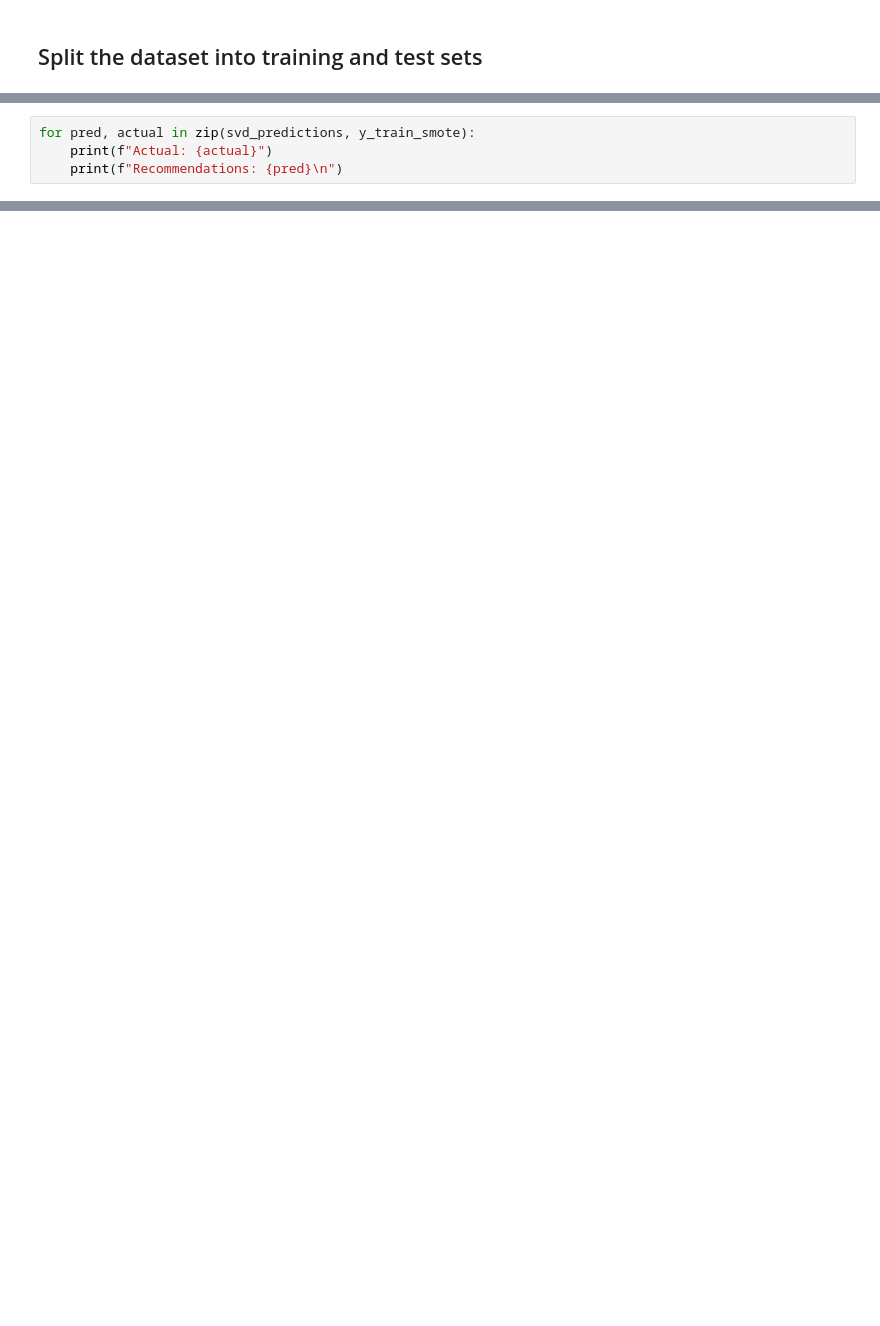
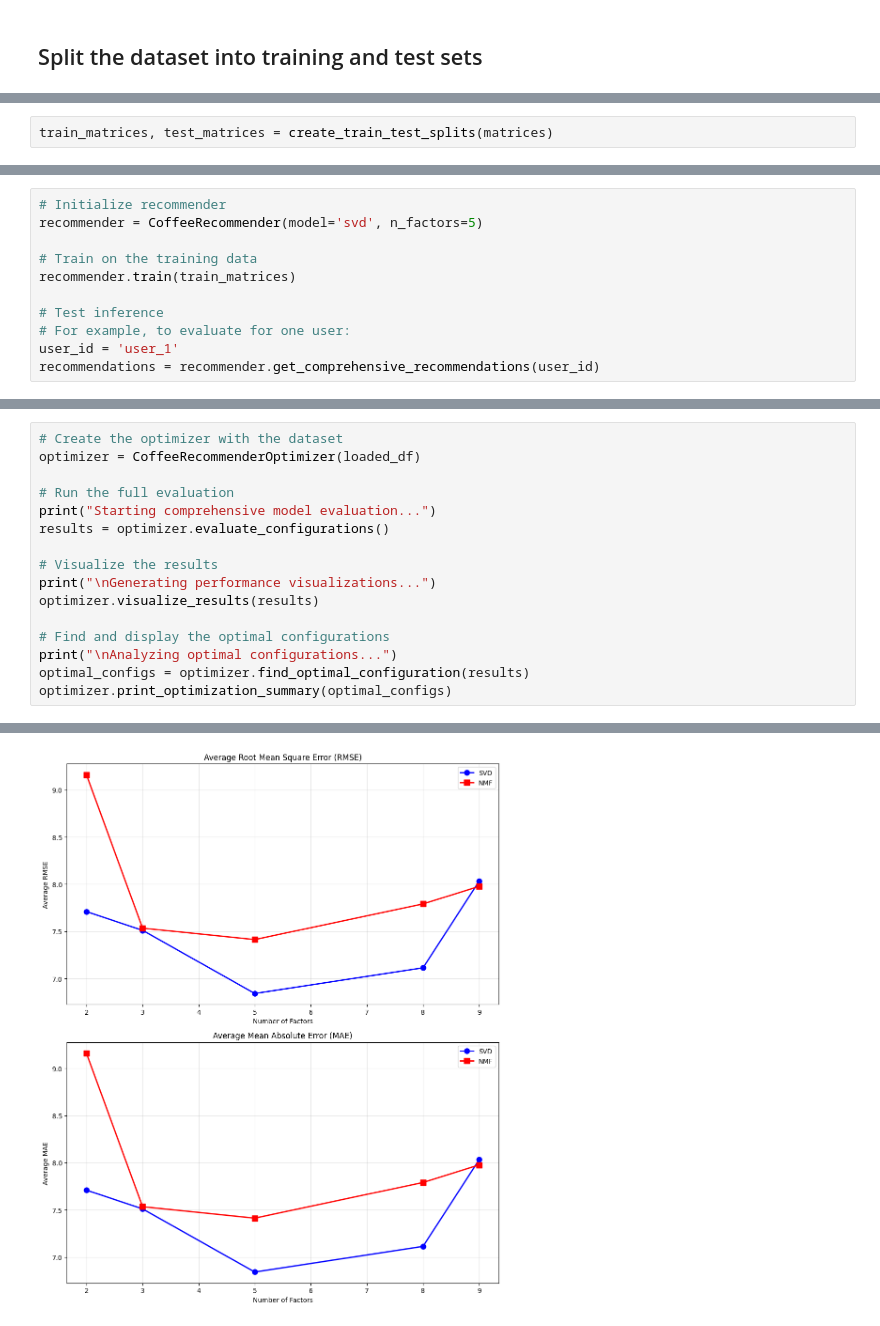
Before and after one commit to lendl-uy/ai201, a Jupyter notebook: mini_project/recommender.ipynb, the cells around one changed output, grey strips where cells are left out. Cells and saved outputs as stored; diff of their text form; blank space fills up the shorter version.

```diff
--- a/mini_project/recommender.ipynb
+++ b/mini_project/recommender.ipynb
@@ -1028,4 +150,0 @@ plt.show()
-# %%
-for pred, actual in zip(svd_predictions, y_train_smote):
-    print(f"Actual: {actual}")
-    print(f"Recommendations: {pred}\n")
@@ -1051,0 +231,2 @@ Recommendations: (array(['Guatemala', 'Central America', 'Asia Pacific', 'Asia P
+# %%
+train_matrices, test_matrices = create_train_test_splits(matrices)
@@ -1051,0 +396,11 @@ Recommendations: (array(['Guatemala', 'Central America', 'Asia Pacific', 'Asia P
+# %%
+# Initialize recommender
+recommender = CoffeeRecommender(model='svd', n_factors=5)
+
+# Train on the training data
+recommender.train(train_matrices)
+
+# Test inference
+# For example, to evaluate for one user:
+user_id = 'user_1'
+recommendations = recommender.get_comprehensive_recommendations(user_id)
@@ -1051,0 +736,17 @@ Recommendations: (array(['Guatemala', 'Central America', 'Asia Pacific', 'Asia P
+# %%
+# Create the optimizer with the dataset
+optimizer = CoffeeRecommenderOptimizer(loaded_df)
+
+# Run the full evaluation
+print("Starting comprehensive model evaluation...")
+results = optimizer.evaluate_configurations()
+
+# Visualize the results
+print("\nGenerating performance visualizations...")
+optimizer.visualize_results(results)
+
+# Find and display the optimal configurations
+print("\nAnalyzing optimal configurations...")
+optimal_configs = optimizer.find_optimal_configuration(results)
+optimizer.print_optimization_summary(optimal_configs)
+# %% [output]
@@ -1051,0 +770 @@ Recommendations: (array(['Guatemala', 'Central America', 'Asia Pacific', 'Asia P
+[figure, added]
```
Also changed, not shown: parts of 62 cells of this notebook, 12 other files.
